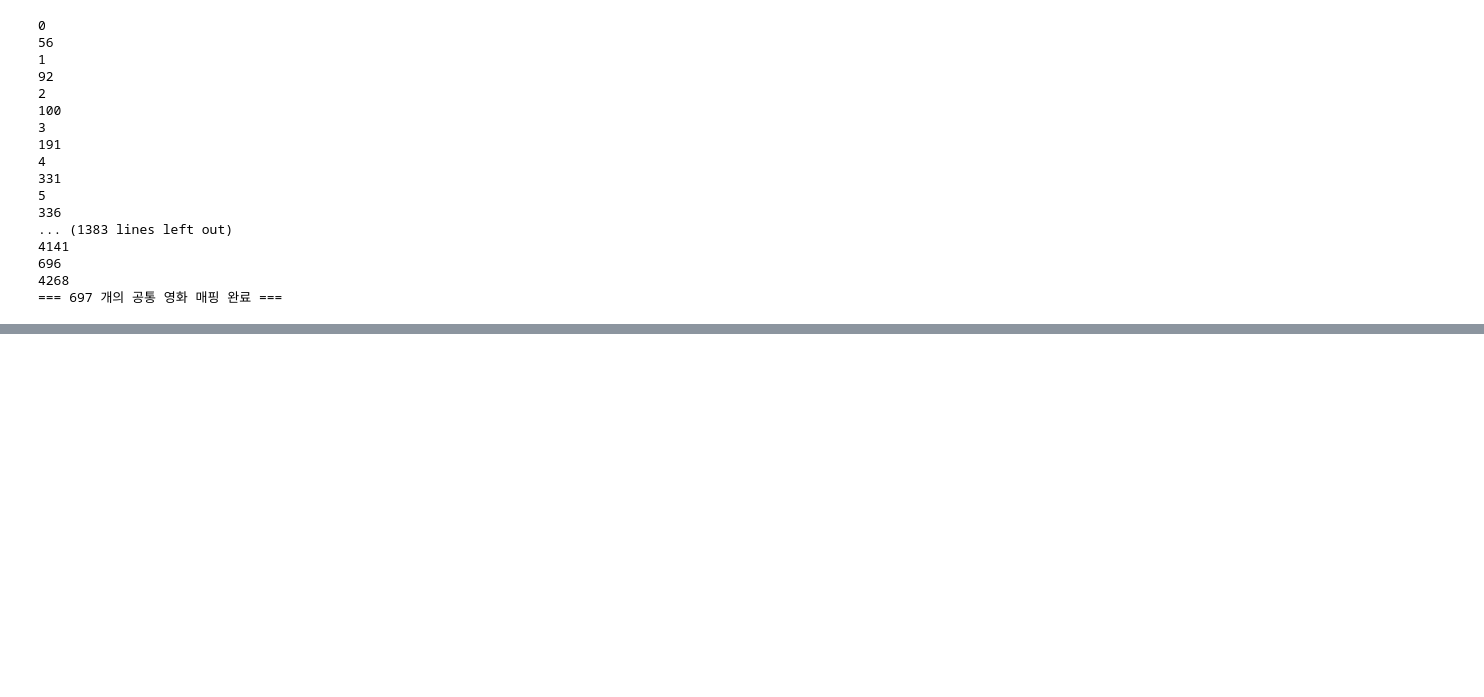
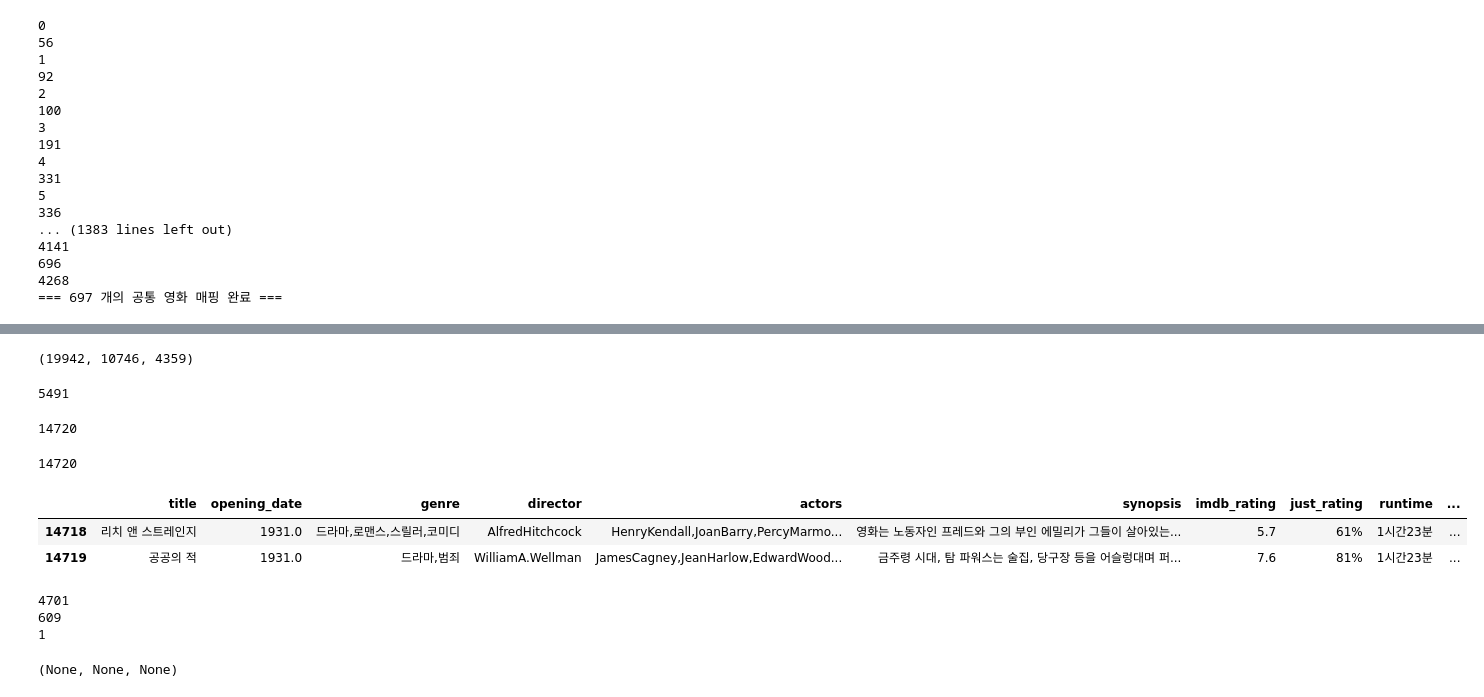
Before and after one commit to 0jipy/project_JI, a Jupyter notebook: 0.Model/데이터전처리0329.ipynb, the cells around one changed output, grey strips where cells are left out. Saved outputs shown, nothing was run; the diff lists cells and outputs as text; code cells hidden in the pictures; blank space fills up the shorter version.

```diff
--- a/0.Model/데이터전처리0329.ipynb
+++ b/0.Model/데이터전처리0329.ipynb
@@ -171,0 +241,5 @@ See the caveats in the documentation: https://pandas.pydata.org/pandas-docs/stab
+# %%
+t3 = pd.merge(dt_concat, temp1,
+        on=['title', 'opening_date'], how='inner')
+len(t3) # 중복영화 5222
+# t3.head()
@@ -171,0 +248,15 @@ See the caveats in the documentation: https://pandas.pydata.org/pandas-docs/stab
+# %%
+# 5222 개의 영화 공통. >>> 매핑 dt_concat m_웨이브에 1
+
+# 인덱스로 값을 찾아 부여하기 위해
+length = range(len(t3))
+for i in length:
+    for j in range(len(dt_concat)):
+        if (dt_concat.title.values[j] + str(dt_concat.opening_date.values[j]) == t3.title.values[i] + str(t3.opening_date.values[i])):
+            # dt_concat.m_disney[j] = 1  # dt_concat에 디즈니 매핑 (넷플도 매핑되어있음.)
+            # dt_concat.m_wacha[j] = 1   # dt_concat에 왓챠 매핑.
+            dt_concat.m_wavve[j] = 1
+
+            print(i), print(j)
+
+print("=== "+ str(sum(dt_concat.m_wavve[:]))+" 개의 공통 영화 매핑 완료 ===")
@@ -171,0 +304,11 @@ See the caveats in the documentation: https://pandas.pydata.org/pandas-docs/stab
+# %%
+# 컨캣 후 드랍할것 # 색인을 위해 일부러 인덱스는 남김
+dt_concat = pd.concat([dt_concat, temp1], axis=0)
+len(dt_concat) , len(temp1), # 10746 + 9196 = 19942
+# %% [output]
+(19942, 10746, 4359)
+# %%
+dt_concat.duplicated().sum() # 중복값 없음. 드랍없음.
+dt_concat.title.duplicated().sum() # 같은 영화제목은 5491개나 있는 상황이네요. 중복제거후 한번더 확인함.
+# %% [output]
+5491
@@ -171,0 +318,43 @@ See the caveats in the documentation: https://pandas.pydata.org/pandas-docs/stab
+# %%
+len(dt_concat.drop_duplicates(subset=['title', 'opening_date']))
+# %% [output]
+14720
+# %%
+# inplace
+dt_concat.drop_duplicates(inplace=True, subset=['title', 'opening_date'])
+len(dt_concat)
+# %% [output]
+14720
+# %%
+dt_concat.reset_index(inplace=True, drop=True)
+dt_concat.tail(2)
+# %% [output]
+|  | title | opening_date | genre | director | actors | synopsis | imdb_rating | just_rating | runtime | ... |
+| 14718 | 리치 앤 스트레인지 | 1931.0 | 드라마,로맨스,스릴러,코미디 | AlfredHitchcock | HenryKendall,JoanBarry,PercyMarmo... | 영화는 노동자인 프레드와 그의 부인 에밀리가 그들이 살아있는... | 5.7 | 61% | 1시간23분 | ... |
+| 14719 | 공공의 적 | 1931.0 | 드라마,범죄 | WilliamA.Wellman | JamesCagney,JeanHarlow,EdwardWood... | 금주령 시대, 탐 파워스는 술집, 당구장 등을 어슬렁대며 퍼... | 7.6 | 81% | 1시간23분 | ... |
+# %%
+# 검출
+
+test_num_dt = dt_concat[dt_concat.columns[-4:]]
+sum(test_num_dt.values)
+
+num = 0 # 2에 해당.
+num3 = 0 # 3에 해당.
+num4 = 0 # 4에 해당.
+for i in test_num_dt.index:
+    if sum(test_num_dt.values[i]) == 2:
+        num += 1
+    elif sum(test_num_dt.values[i])==3:
+        num3 += 1
+    elif sum(test_num_dt.values[i])==4:
+        num4 += 1
+        # print(str(test_num_dt.index[i])+"4개 당첨")
+
+print(num), print(num3), print(num4)
+
+# 4개 당첨된놈 찾아야지?
+# %% [output]
+4701
+609
+1
+(None, None, None)
```
Also changed, not shown: parts of 27 cells of this notebook, 4 other files.
